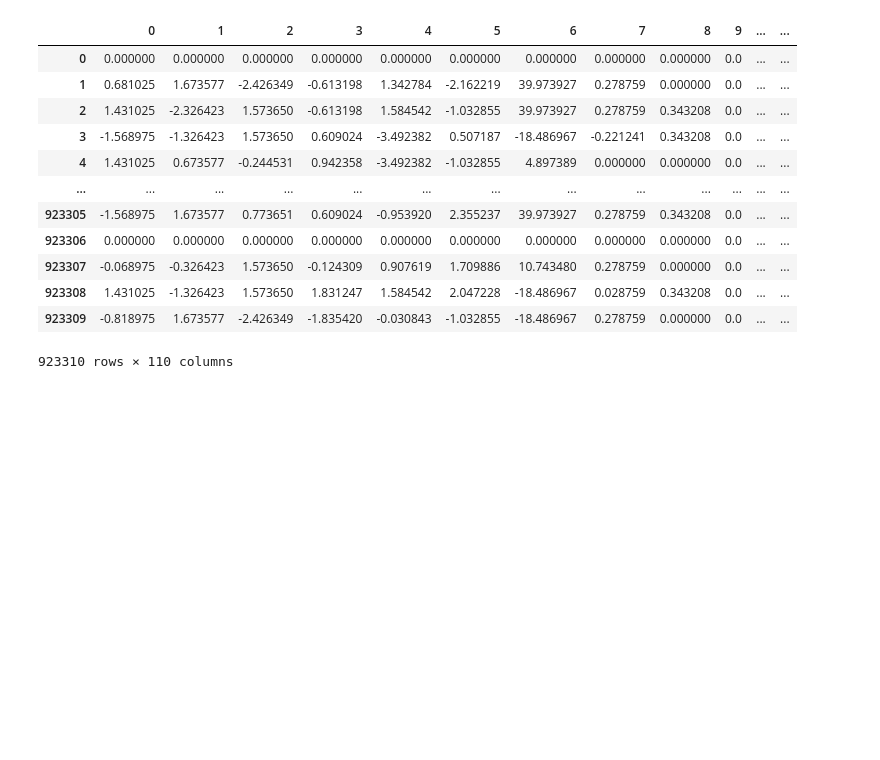
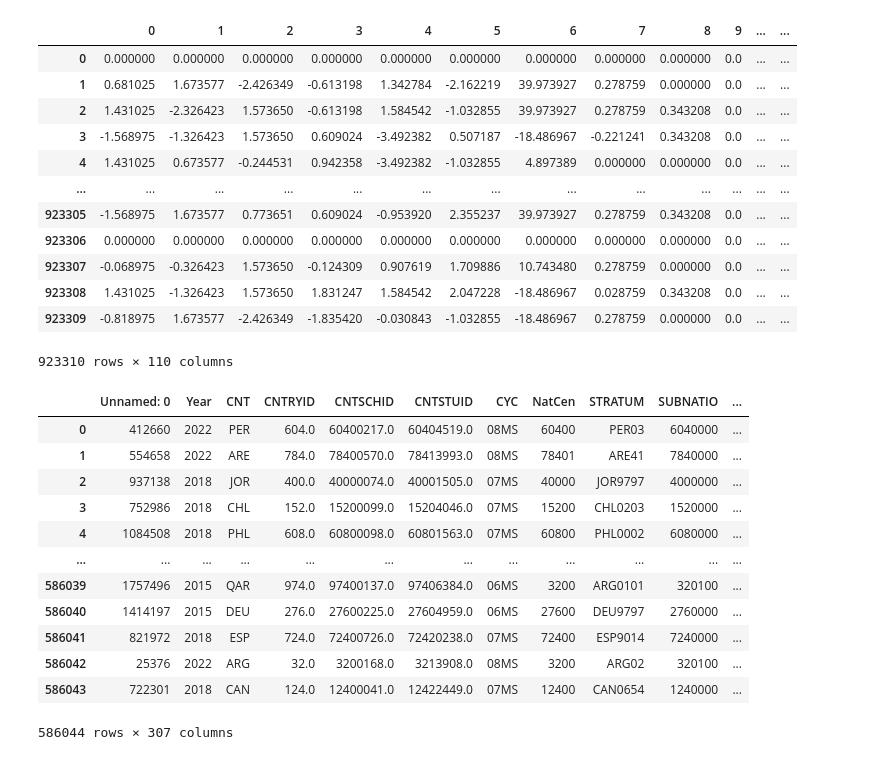
Before and after one commit to beltzantoine05/hickathon-6, a Jupyter notebook: src/explo.ipynb, the cells around one changed output. Saved outputs shown, nothing was run; the diff lists cells and outputs as text; code cells hidden in the pictures; blank space fills up the shorter version.

```diff
--- a/src/explo.ipynb
+++ b/src/explo.ipynb
@@ -225,3 +225,21 @@ pd.DataFrame(X_train_scaled)
 | 923308 | 1.431025 | -1.326423 | 1.573650 | 1.831247 | 1.584542 | 2.047228 | -18.486967 | 0.028759 | 0.343208 | 0.0 | ... | ... |
 | 923309 | -0.818975 | 1.673577 | -2.426349 | -1.835420 | -0.030843 | -1.032855 | -18.486967 | 0.278759 | 0.000000 | 0.0 | ... | ... |
 923310 rows × 110 columns
+# %%
+import pandas as pd
+X_test = pd.read_csv('../data/X_test.csv', sep = ',')
+X_test
+# %% [output]
+|  | Unnamed: 0 | Year | CNT | CNTRYID | CNTSCHID | CNTSTUID | CYC | NatCen | STRATUM | SUBNATIO | ... |
+| 0 | 412660 | 2022 | PER | 604.0 | 60400217.0 | 60404519.0 | 08MS | 60400 | PER03 | 6040000 | ... |
+| 1 | 554658 | 2022 | ARE | 784.0 | 78400570.0 | 78413993.0 | 08MS | 78401 | ARE41 | 7840000 | ... |
+| 2 | 937138 | 2018 | JOR | 400.0 | 40000074.0 | 40001505.0 | 07MS | 40000 | JOR9797 | 4000000 | ... |
+| 3 | 752986 | 2018 | CHL | 152.0 | 15200099.0 | 15204046.0 | 07MS | 15200 | CHL0203 | 1520000 | ... |
+| 4 | 1084508 | 2018 | PHL | 608.0 | 60800098.0 | 60801563.0 | 07MS | 60800 | PHL0002 | 6080000 | ... |
+| ... | ... | ... | ... | ... | ... | ... | ... | ... | ... | ... | ... |
+| 586039 | 1757496 | 2015 | QAR | 974.0 | 97400137.0 | 97406384.0 | 06MS | 3200 | ARG0101 | 320100 | ... |
+| 586040 | 1414197 | 2015 | DEU | 276.0 | 27600225.0 | 27604959.0 | 06MS | 27600 | DEU9797 | 2760000 | ... |
+| 586041 | 821972 | 2018 | ESP | 724.0 | 72400726.0 | 72420238.0 | 07MS | 72400 | ESP9014 | 7240000 | ... |
+| 586042 | 25376 | 2022 | ARG | 32.0 | 3200168.0 | 3213908.0 | 08MS | 3200 | ARG02 | 320100 | ... |
+| 586043 | 722301 | 2018 | CAN | 124.0 | 12400041.0 | 12422449.0 | 07MS | 12400 | CAN0654 | 1240000 | ... |
+586044 rows × 307 columns
```
Also changed, not shown: parts of 1 cell of this notebook, 20 other files.
